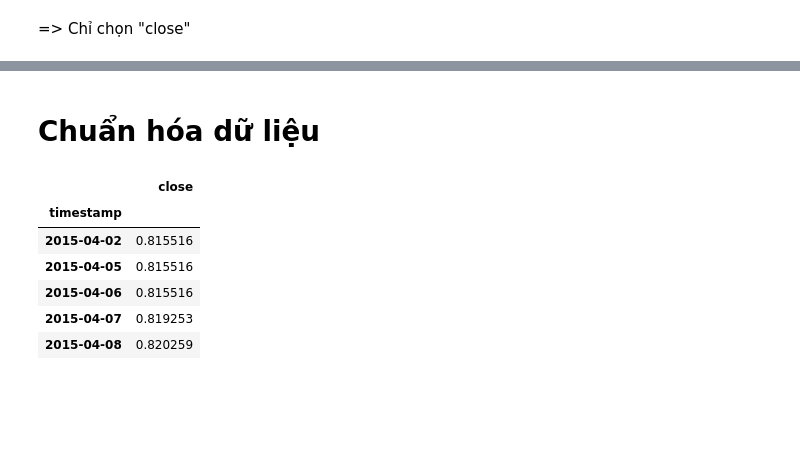
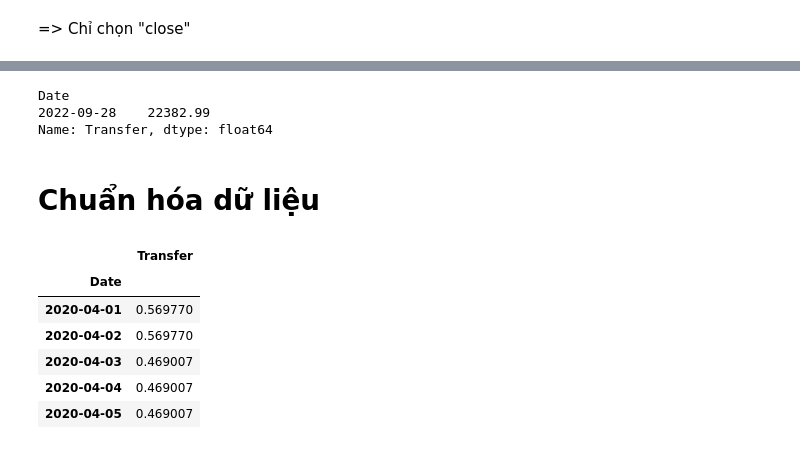
Before and after one commit to nggiang63/eur-vnd-exchange-rate, a Jupyter notebook: notebooks/eda_and_preprocessing.ipynb, the cells around one changed output, grey strips where cells are left out. Cells and saved outputs as stored; diff of their text form; code cells hidden in the pictures; blank space fills up the shorter version.

```diff
--- a/notebooks/eda_and_preprocessing.ipynb
+++ b/notebooks/eda_and_preprocessing.ipynb
@@ -9,6 +9,6 @@ from sklearn.preprocessing import MinMaxScaler
 # %% [markdown]
 # **Dữ liệu**
 # %%
-df = pd.read_csv("../data/raw/EUR_VND_Exchange_Rate.csv")[::-1]
+df = pd.read_csv("../data/raw/EUR_VND_Exchange_Rate.csv")
 df.head()
 # %% [output]
@@ -21,9 +21,9 @@ df.head()
 # %% [markdown]
 # **`timestamp` thành index**
 # %%
-df['timestamp'] = pd.to_datetime(df['timestamp'])
+df['Date'] = pd.to_datetime(df['Date'])
 
-df = df.set_index('timestamp')
+df = df.set_index('Date')
 
 df.head()
 # %% [output]
@@ -87,4 +95,4 @@ plt.show()
 # %% [markdown]
 => Chỉ chọn "close"
 # %%
-data = df['close']
+data = df['Transfer']
@@ -97,19 +147,27 @@ pandas.core.frame.DataFrame
+# %%
+prices[outliers]
+# %% [output]
+Date
+2022-09-28    22382.99
+Name: Transfer, dtype: float64
 # %% [markdown]
 # **Chuẩn hóa dữ liệu**
 # %%
+data = pd.DataFrame(data)
+
 scaler = MinMaxScaler(feature_range=(0, 1))
 data_scaled = scaler.fit_transform(data)
 
-df_scaled = pd.DataFrame(data_scaled, index=data.index, columns=['close'])
+df_scaled = pd.DataFrame(data_scaled, index=data.index, columns=['Transfer'])
 
 df_scaled.head()
 # %% [output]
-|  | close |
-| timestamp |  |
-| 2015-04-02 | 0.815516 |
-| 2015-04-05 | 0.815516 |
-| 2015-04-06 | 0.815516 |
-| 2015-04-07 | 0.819253 |
-| 2015-04-08 | 0.820259 |
+|  | Transfer |
+| Date |  |
+| 2020-04-01 | 0.569770 |
+| 2020-04-02 | 0.569770 |
+| 2020-04-03 | 0.469007 |
+| 2020-04-04 | 0.469007 |
+| 2020-04-05 | 0.469007 |
 # %%
 df_scaled.to_csv("../data/processed/EUR_VND_Exchange_Rate.csv")
```
Also changed, not shown: parts of 14 cells of this notebook, 6 other files.
